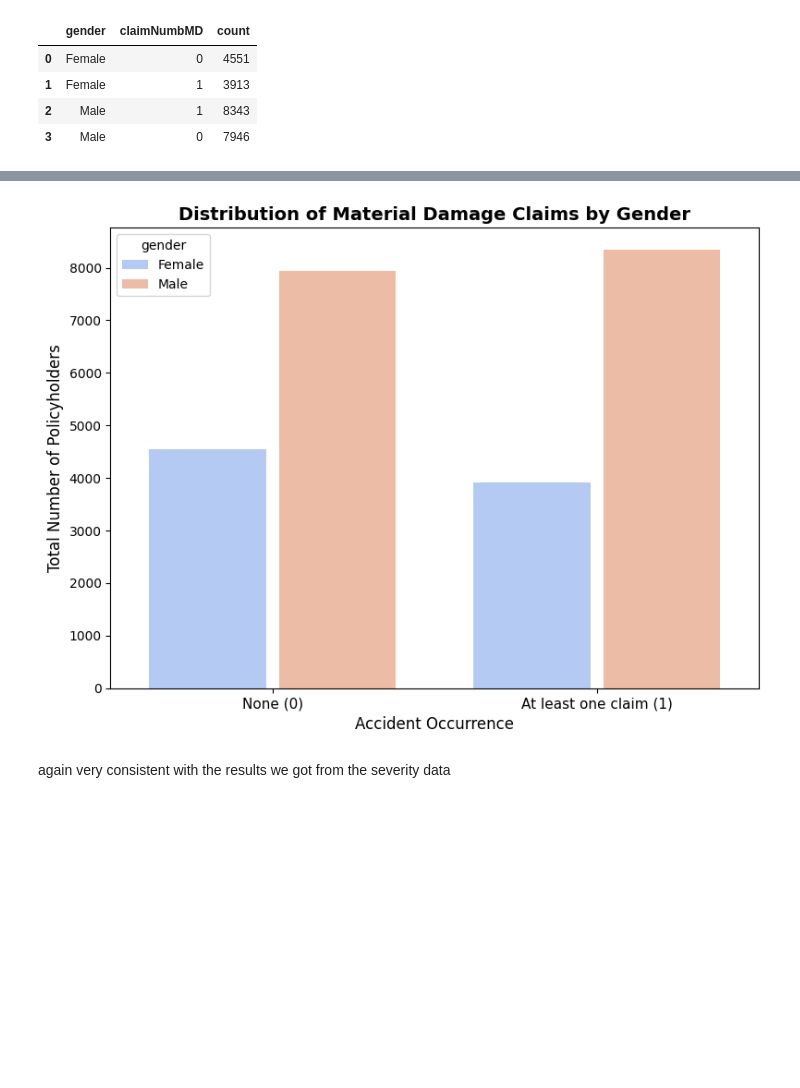
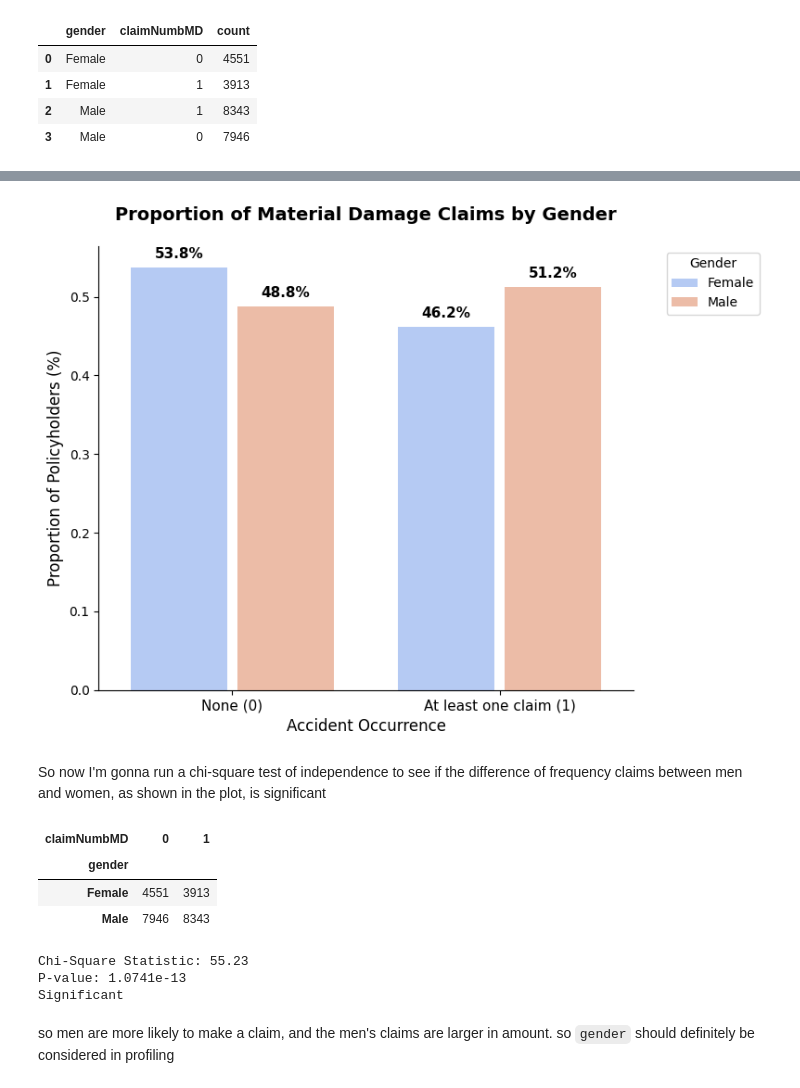
Before and after one commit to aradmehralian/Statistical-Consulting-Project, a Jupyter notebook: Ageas/test.ipynb, the cells around one changed output, grey strips where cells are left out. Saved outputs shown, nothing was run; the diff lists cells and outputs as text; code cells hidden in the pictures; blank space fills up the shorter version.

```diff
--- a/Ageas/test.ipynb
+++ b/Ageas/test.ipynb
@@ -280,3 +264,10 @@ df_frequency.groupby("gender")["claimNumbMD"].value_counts().reset_index()
 | 1 | Female | 1 | 3913 |
 | 2 | Male | 1 | 8343 |
 | 3 | Male | 0 | 7946 |
+# %%
+prop_df = (
+    df_frequency.groupby("gender")["claimNumbMD"]
+    .value_counts(normalize=True)
+    .reset_index(name="proportion")
+)
+prop_df
@@ -283,14 +280,54 @@ df_frequency.groupby("gender")["claimNumbMD"].value_counts().reset_index()
 # %%
 fig, ax = plt.subplots(figsize=(8, 6))
 
-sns.countplot(data=df_frequency, ax=ax, x="claimNumbMD", hue="gender", palette="coolwarm", gap=0.1)
+sns.barplot(
+    data=prop_df,
+    ax=ax,
+    x="claimNumbMD",
+    y="proportion",
+    hue="gender",
+    palette="coolwarm",
+    gap=0.1,
+)
 ax.set_xticks([0, 1])
 ax.set_xticklabels(["None (0)", "At least one claim (1)"], fontsize=11)
 
-ax.set_title("Distribution of Material Damage Claims by Gender", fontweight="bold", fontsize=14)
+ax.set_title(
+    "Proportion of Material Damage Claims by Gender",
+    fontweight="bold",
+    fontsize=14,
+    pad=20,
+)
 ax.set_xlabel("Accident Occurrence", fontsize=12)
-ax.set_ylabel("Total Number of Policyholders", fontsize=12)
+ax.set_ylabel("Proportion of Policyholders (%)", fontsize=12)
 
+ax.legend(title="Gender", bbox_to_anchor=(1.05, 1), loc="upper left")
+
+for p in ax.patches:
+    height = p.get_height()
+    if height > 0:
+        ax.annotate(
+            f"{height * 100:.1f}%",
+            (p.get_x() + p.get_width() / 2.0, height),
+            ha="center",
+            va="bottom",
+            fontsize=11,
+            fontweight="bold",
+            xytext=(0, 5),
+            textcoords="offset points",
+        )
+
+sns.despine()
 fig.tight_layout()
 # %% [output]
-[figure, old version]
+[figure, new version]
+# %% [markdown]
+So now I'm gonna run a chi-square test of independence to see if the difference of frequency claims between men and women, as shown in the plot, is significant
+# %%
+contingency_gender = pd.crosstab(df_frequency["gender"], df_frequency["claimNumbMD"])
+contingency_gender
+# %% [output]
+| claimNumbMD | 0 | 1 |
+| gender |  |  |
+| Female | 4551 | 3913 |
+| Male | 7946 | 8343 |
@@ -297,2 +336,15 @@ fig.tight_layout()
+# %%
+print(f"Chi-Square Statistic: {chi2_statistic:.2f}")
+print(f"P-value: {p_value:.4e}")
+
+alpha = 0.05
+if p_value < alpha:
+    print("Significant")
+else:
+    print("Not significant")
+# %% [output]
+Chi-Square Statistic: 55.23
+P-value: 1.0741e-13
+Significant
 # %% [markdown]
-again very consistent with the results we got from the severity data
+so men are more likely to make a claim, and the men's claims are larger in amount. so `gender` should definitely be considered in profiling
```
Also changed, not shown: parts of 119 cells of this notebook.
